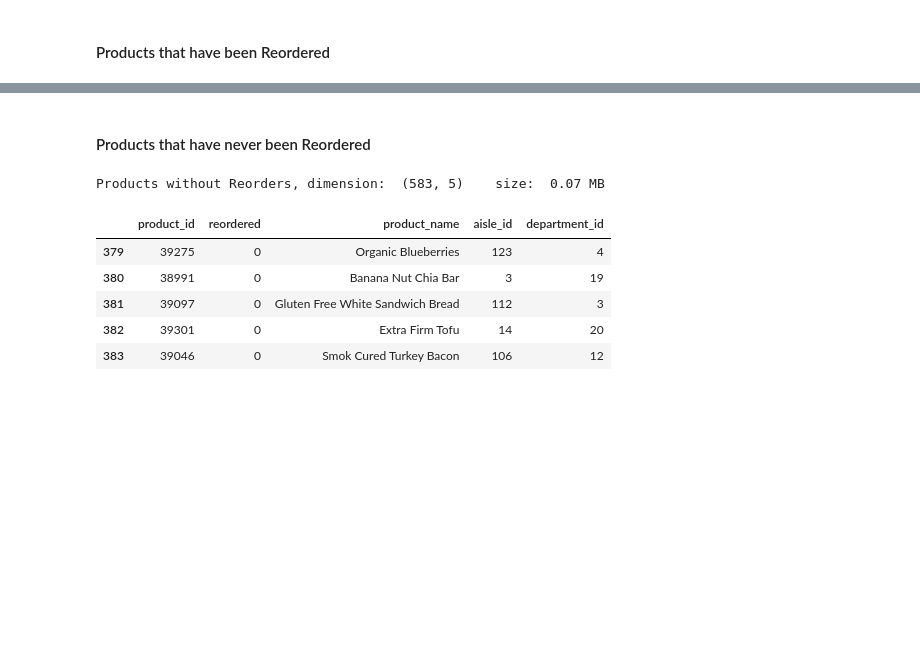
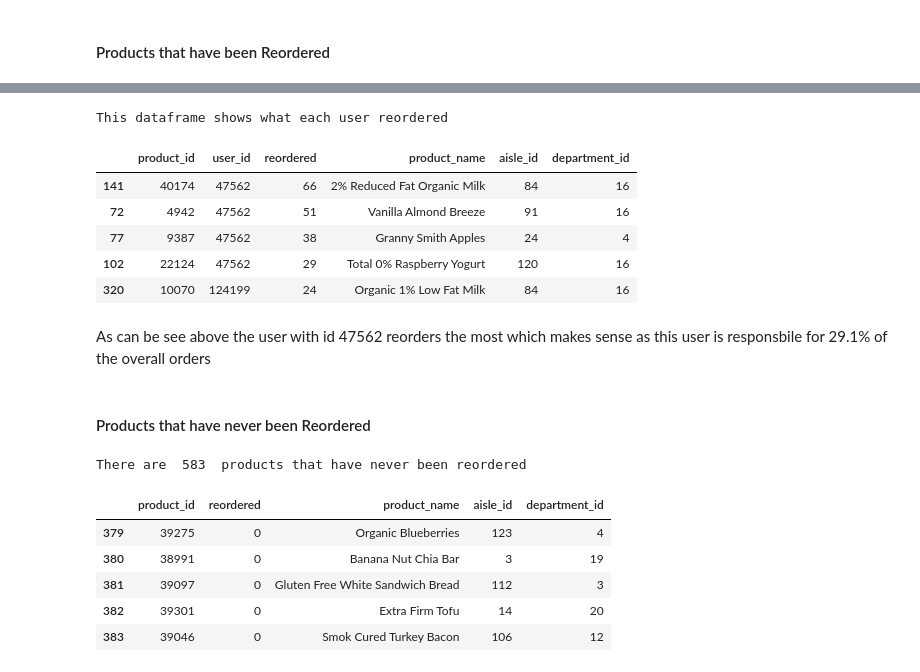
Before and after one commit to 1carew1/instacart_investigation, a Jupyter notebook: Assignment2_EDA.ipynb, the cells around one changed output, grey strips where cells are left out. Cells and saved outputs as stored; diff of their text form; code cells hidden in the pictures; blank space fills up the shorter version.

```diff
--- a/Assignment2_EDA.ipynb
+++ b/Assignment2_EDA.ipynb
@@ -240,12 +267,33 @@ Products with Reorders, dimension:  (379, 5)    size:  0.05 MB
+# %%
+reordered_product_count_per_user = (reordered_products_with_user_info.groupby(["user_id", "product_id"])["reordered"]
+                                    .sum()
+                                    .to_frame()
+                                    .reset_index("user_id")
+                                    .reset_index("product_id")
+                                    .merge(products, on="product_id")
+                                    .sort_values(by=["reordered"], ascending=False)
+                                   )
+print("This dataframe shows what each user reordered")
+reordered_product_count_per_user.head()
+# %% [output]
+This dataframe shows what each user reordered
+|  | product_id | user_id | reordered | product_name | aisle_id | department_id |
+| 141 | 40174 | 47562 | 66 | 2% Reduced Fat Organic Milk | 84 | 16 |
+| 72 | 4942 | 47562 | 51 | Vanilla Almond Breeze | 91 | 16 |
+| 77 | 9387 | 47562 | 38 | Granny Smith Apples | 24 | 4 |
+| 102 | 22124 | 47562 | 29 | Total 0% Raspberry Yogurt | 120 | 16 |
+| 320 | 10070 | 124199 | 24 | Organic 1% Low Fat Milk | 84 | 16 |
+# %% [markdown]
+As can be see above the user with id 47562 reorders the most which makes sense as this user is responsbile for 29.1% of the overall orders
 # %% [markdown]
 #### Products that have never been Reordered
 # %%
 # Get a data frame of all products that were never reordered
 products_without_reorders =product_reorder_count_info[product_reorder_count_info["reordered"] <= 0]
-print("Products without Reorders, dimension: ",products_without_reorders.shape, "   size: ", size(products_without_reorders))
+print("There are ",products_without_reorders.shape[0], " products that have never been reordered")
 products_without_reorders.head()
 # %% [output]
-Products without Reorders, dimension:  (583, 5)    size:  0.07 MB
+There are  583  products that have never been reordered
 |  | product_id | reordered | product_name | aisle_id | department_id |
 | 379 | 39275 | 0 | Organic Blueberries | 123 | 4 |
 | 380 | 38991 | 0 | Banana Nut Chia Bar | 3 | 19 |
```
Also changed, not shown: parts of 5 cells of this notebook.
